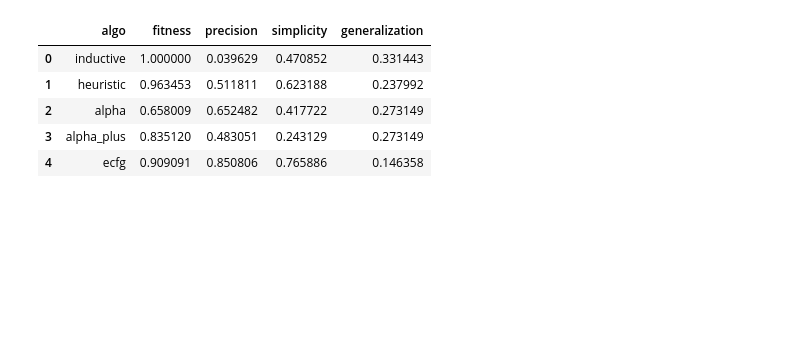
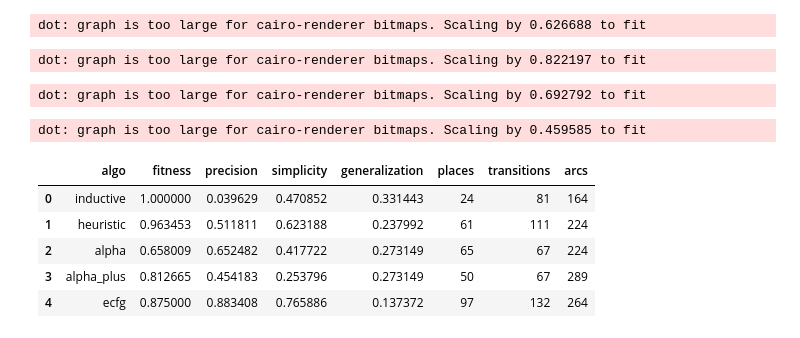
Before and after one commit to PM-IDE/workspace, a Jupyter notebook: Ficus/examples/gc_analysis/repro.ipynb, the cells around one changed output. Saved outputs shown, nothing was run; the diff lists cells and outputs as text; code cells hidden in the pictures; blank space fills up the shorter version.

```diff
--- a/Ficus/examples/gc_analysis/repro.ipynb
+++ b/Ficus/examples/gc_analysis/repro.ipynb
@@ -26,8 +26,8 @@ def calculate_metrics(log, p, i, e):
     generalization = pm4py.generalization_tbr(log, p, i, e)
     return [fitness, precision, simplicity, generalization]
 
-def create_metrics_df():
-    log = pm4py.read_xes('gc_log.xes', return_legacy_log_object=True)
+def create_metrics_df(exp_num: int):
+    log = pm4py.read_xes(f'gc_log_{exp_num}.xes', return_legacy_log_object=True)
     algorithms = [
         ('inductive', pm4py.discover_petri_net_inductive),
         ('heuristic', pm4py.discover_petri_net_heuristics),
@@ -38,14 +38,17 @@ def create_metrics_df():
     metrics = []
     for (algo, func) in algorithms:
         p, i, e = func(log)
-        metrics.append([algo] + calculate_metrics(log, p, i, e))
+        petri_net_info = [len(p.places), len(p.transitions), len(p.arcs)]
+        pm4py.save_vis_petri_net(p, i, e, os.path.join(os.path.abspath(os.curdir), f'exp_{exp_num}_{algo}.png'))
+        metrics.append([algo] + calculate_metrics(log, p, i, e) + petri_net_info)
 
-    p, i, e = pm4py.read_pnml('original_ecfg.pnml')
+    p, i, e = pm4py.read_pnml(f'ecfg_{exp_num}.pnml')
     p = pm4py.reduce_petri_net_invisibles(p)
+    pm4py.save_vis_petri_net(p, i, e, os.path.join(os.path.abspath(os.curdir), f'exp_{exp_num}_ecfg.png'))
+    petri_net_info = [len(p.places), len(p.transitions), len(p.arcs)]
+    metrics.append(['ecfg'] + calculate_metrics(log, p, i, e) + petri_net_info)
 
-    metrics.append(['ecfg'] + calculate_metrics(log, p, i, e))
-
-    return pd.DataFrame(metrics, columns=['algo', 'fitness', 'precision', 'simplicity', 'generalization'])
+    return pd.DataFrame(metrics, columns=['algo', 'fitness', 'precision', 'simplicity', 'generalization', 'places', 'transitions', 'arcs'])
 
 log_name = 'concurrent_server_1.bxes'
 log_bytes = BytesContextValue(read_file_bytes(os.path.join(os.path.abspath(os.curdir), log_name)))
@@ -151,10 +161,13 @@ Pipeline(
             DiscoverLoopsStrict(max_loop_length=100),
             CreateLogFromActivitiesInstances(strategy=UndefinedActivityHandlingStrategy.InsertAllEvents),
 
-            WriteLogToXesBytes(save_path=os.path.join(os.path.abspath(os.curdir), 'gc_log.xes')),
+            TracesDiversityDiagram(save_path=os.path.join(os.path.abspath(os.curdir), 'exp2.png'), height_scale=20, width_scale=10),
+            WriteLogToXesBytes(save_path=os.path.join(os.path.abspath(os.curdir), 'gc_log_2.xes')),
+            PrintEventLogInfo(),
             DiscoverECFG(root_sequence_kind=RootSequenceKind.FindBest, merge_sequences_of_events=False),
+            GetGraphInfo(),
             ConvertECFGToPetriNet(),
-            SerializePetriNetPnmlBytes(save_path=os.path.join(os.path.abspath(os.curdir), 'original_ecfg.pnml')),
+            SerializePetriNetPnmlBytes(save_path=os.path.join(os.path.abspath(os.curdir), 'ecfg_2.pnml')),
         )
     )
 ).execute(
@@ -164,7 +177,7 @@ Pipeline(
     }
 )
 
-create_metrics_df()
+create_metrics_df(2)
 # %% [output]
 Started activity executing_pipeline
 Started activity ReadBxesLogFromBytes
@@ -186,9 +216,13 @@ Activity executing_pipeline finished in 200ms
+dot: graph is too large for cairo-renderer bitmaps. Scaling by 0.626688 to fit
+dot: graph is too large for cairo-renderer bitmaps. Scaling by 0.822197 to fit
+dot: graph is too large for cairo-renderer bitmaps. Scaling by 0.692792 to fit
+dot: graph is too large for cairo-renderer bitmaps. Scaling by 0.459585 to fit
-|  | algo | fitness | precision | simplicity | generalization |
-| 0 | inductive | 1.000000 | 0.039629 | 0.470852 | 0.331443 |
-| 1 | heuristic | 0.963453 | 0.511811 | 0.623188 | 0.237992 |
-| 2 | alpha | 0.658009 | 0.652482 | 0.417722 | 0.273149 |
-| 3 | alpha_plus | 0.835120 | 0.483051 | 0.243129 | 0.273149 |
-| 4 | ecfg | 0.909091 | 0.850806 | 0.765886 | 0.146358 |
+|  | algo | fitness | precision | simplicity | generalization | places | transitions | arcs |
+| 0 | inductive | 1.000000 | 0.039629 | 0.470852 | 0.331443 | 24 | 81 | 164 |
+| 1 | heuristic | 0.963453 | 0.511811 | 0.623188 | 0.237992 | 61 | 111 | 224 |
+| 2 | alpha | 0.658009 | 0.652482 | 0.417722 | 0.273149 | 65 | 67 | 224 |
+| 3 | alpha_plus | 0.812665 | 0.454183 | 0.253796 | 0.273149 | 50 | 67 | 289 |
+| 4 | ecfg | 0.875000 | 0.883408 | 0.765886 | 0.137372 | 97 | 132 | 264 |
 # %%
 Pipeline(
     ReadLogFromBxes(use_bytes=True),
```
Also changed, not shown: parts of 6 cells of this notebook.
